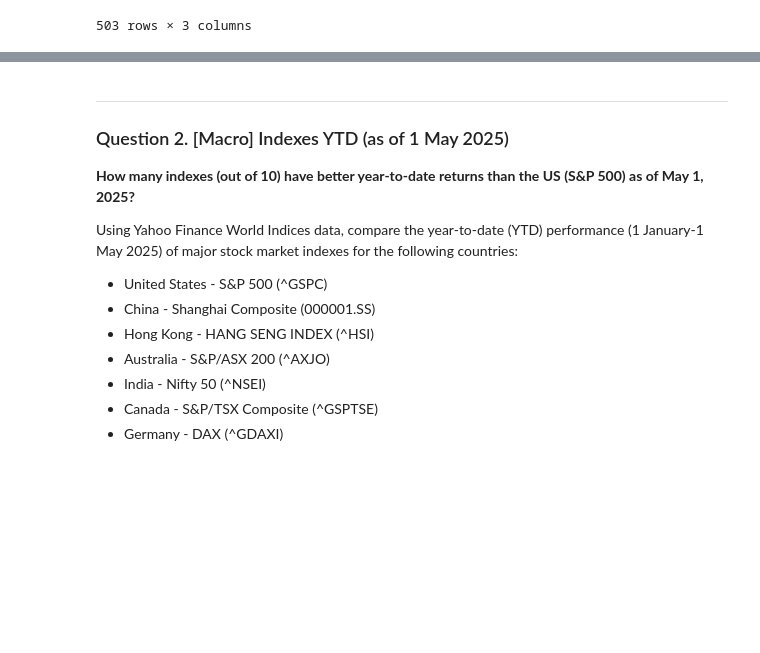
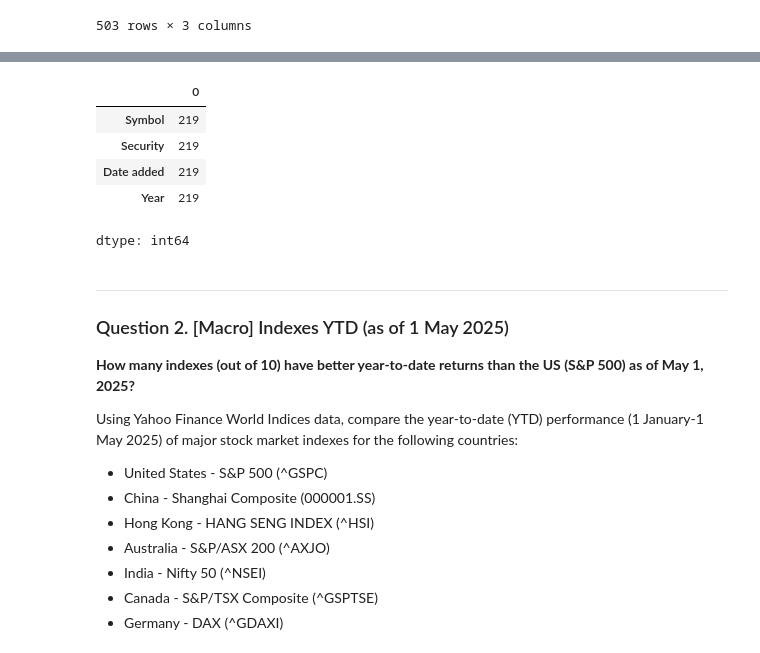
Before and after one commit to YannPhamVan/stock-markets-analytics-zoomcamp, a Jupyter notebook: cohorts/2025/01-intro-and-data-sources-homework.ipynb, the cells around one changed output, grey strips where cells are left out. Saved outputs shown, nothing was run; the diff lists cells and outputs as text; code cells hidden in the pictures; blank space fills up the shorter version.

```diff
--- a/cohorts/2025/01-intro-and-data-sources-homework.ipynb
+++ b/cohorts/2025/01-intro-and-data-sources-homework.ipynb
@@ -51,3 +87,12 @@ list
+# %%
+df.loc[(date.today().year - df['Year']) > 20].count()
+# %% [output]
+|  | 0 |
+| Symbol | 219 |
+| Security | 219 |
+| Date added | 219 |
+| Year | 219 |
+dtype: int64
 # %% [markdown]
 
 ---
```
Also changed, not shown: parts of 4 cells of this notebook.
